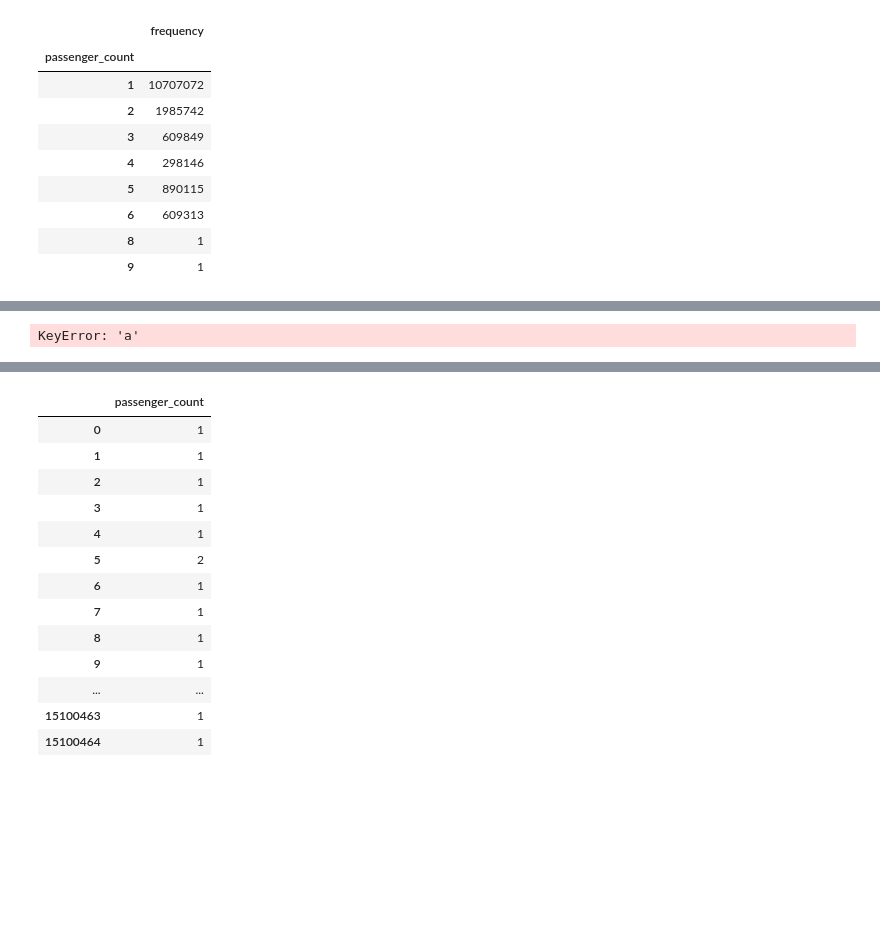
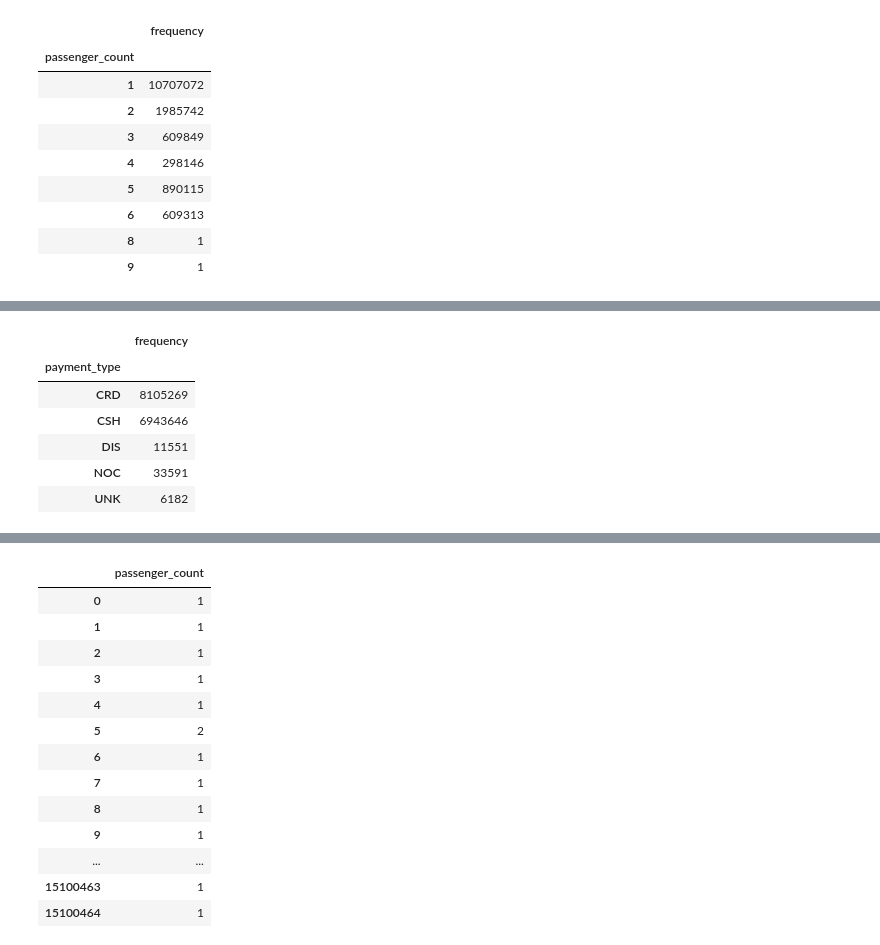
Before and after one commit to ERDuran/taxi, a Jupyter notebook: p01_inspect_data.ipynb, the cells around one changed output, grey strips where cells are left out. Saved outputs shown, nothing was run; the diff lists cells and outputs as text; code cells hidden in the pictures; blank space fills up the shorter version.

```diff
--- a/p01_inspect_data.ipynb
+++ b/p01_inspect_data.ipynb
@@ -164,4 +142,0 @@ paytype
-# %%
-trip_data.plot.scatter('a','a')
-# %% [output]
-KeyError: 'a'
@@ -167,0 +147,10 @@ KeyError: 'a'
+# %%
+paytype_nzero_freq
+# %% [output]
+|  | frequency |
+| payment_type |  |
+| CRD | 8105269 |
+| CSH | 6943646 |
+| DIS | 11551 |
+| NOC | 33591 |
+| UNK | 6182 |
```
Also changed, not shown: parts of 5 cells of this notebook.
